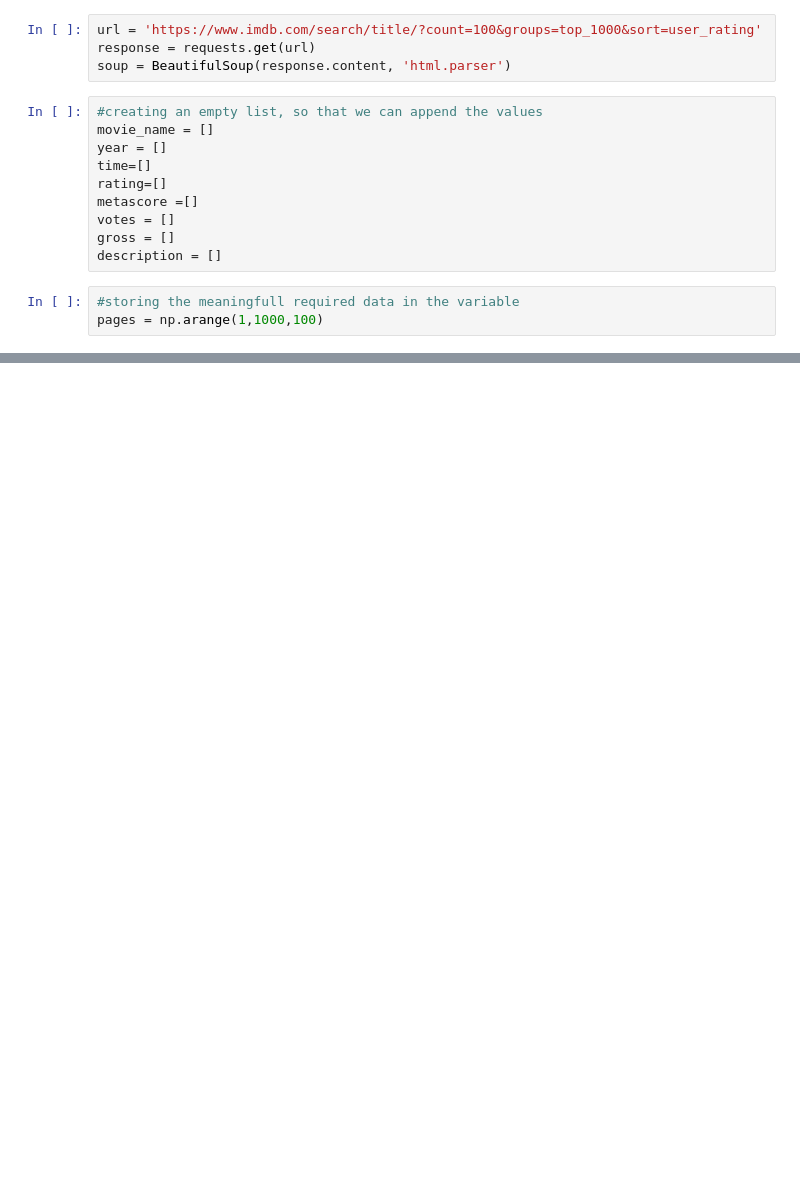
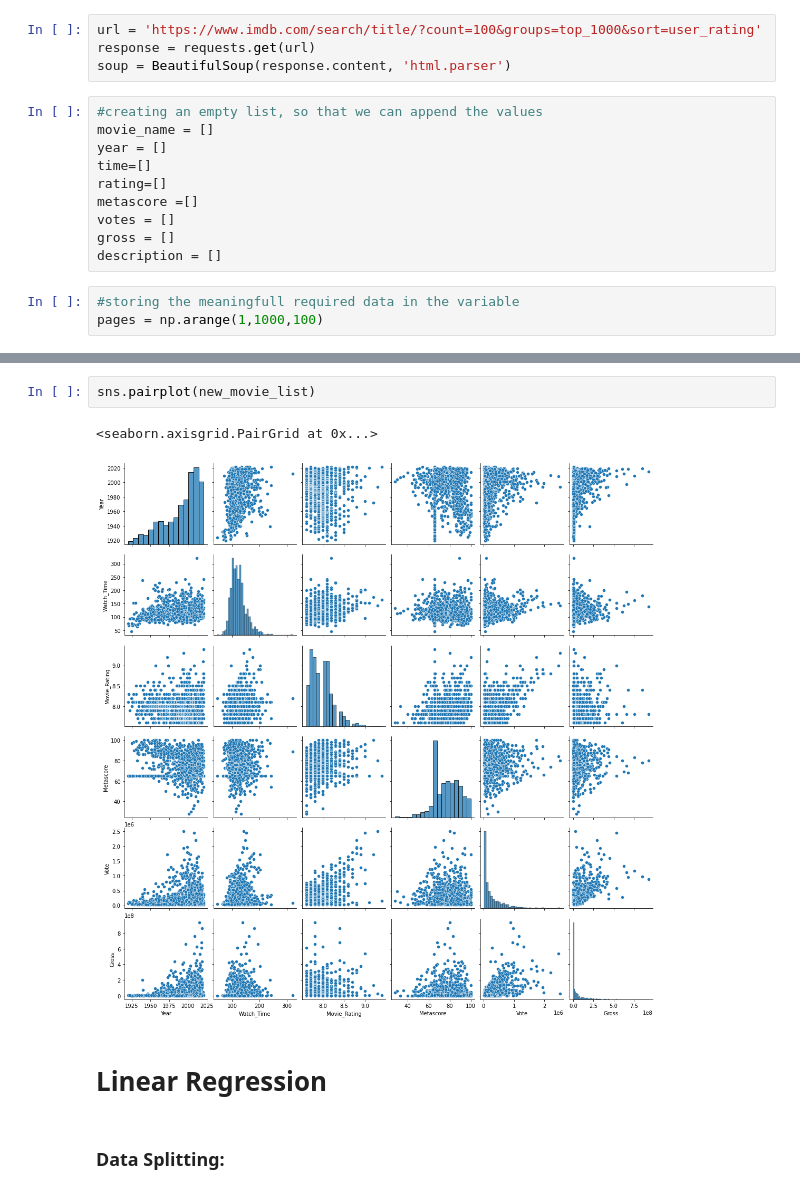
Before and after one commit to TalalMJ/T5_Regression_Project, a Jupyter notebook: Regression.ipynb, the cells around one changed output, grey strips where cells are left out. Saved outputs shown, nothing was run; the diff lists cells and outputs as text; blank space fills up the shorter version.

```diff
--- a/Regression.ipynb
+++ b/Regression.ipynb
@@ -79,0 +346,9 @@ df.transpose()
+# %%
+sns.pairplot(new_movie_list)
+# %% [output]
+<seaborn.axisgrid.PairGrid at 0x...>
+[figure, added]
+# %% [markdown]
+# Linear Regression
+# %% [markdown]
+### Data Splitting:
```
Also changed, not shown: parts of 59 cells of this notebook.
